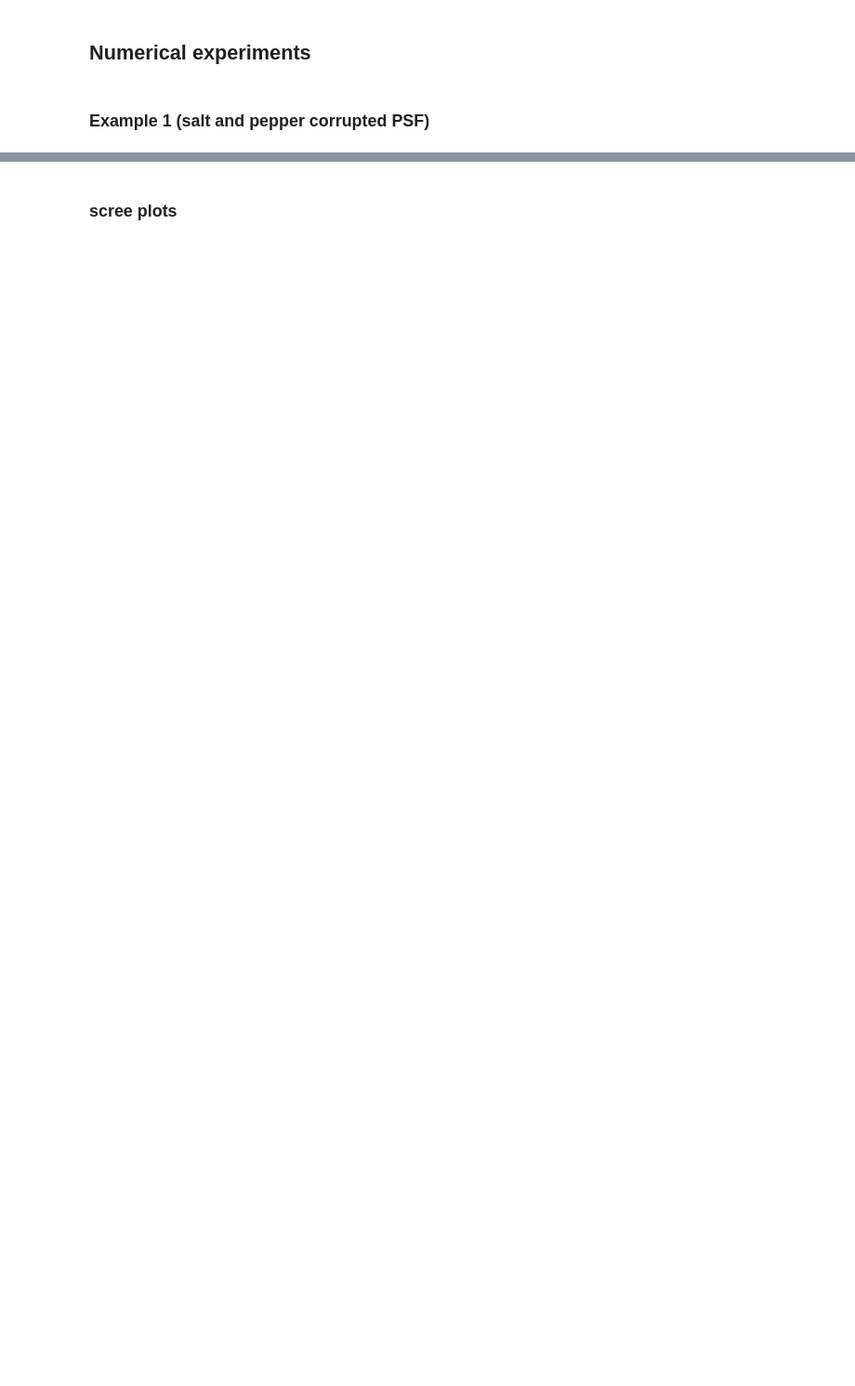
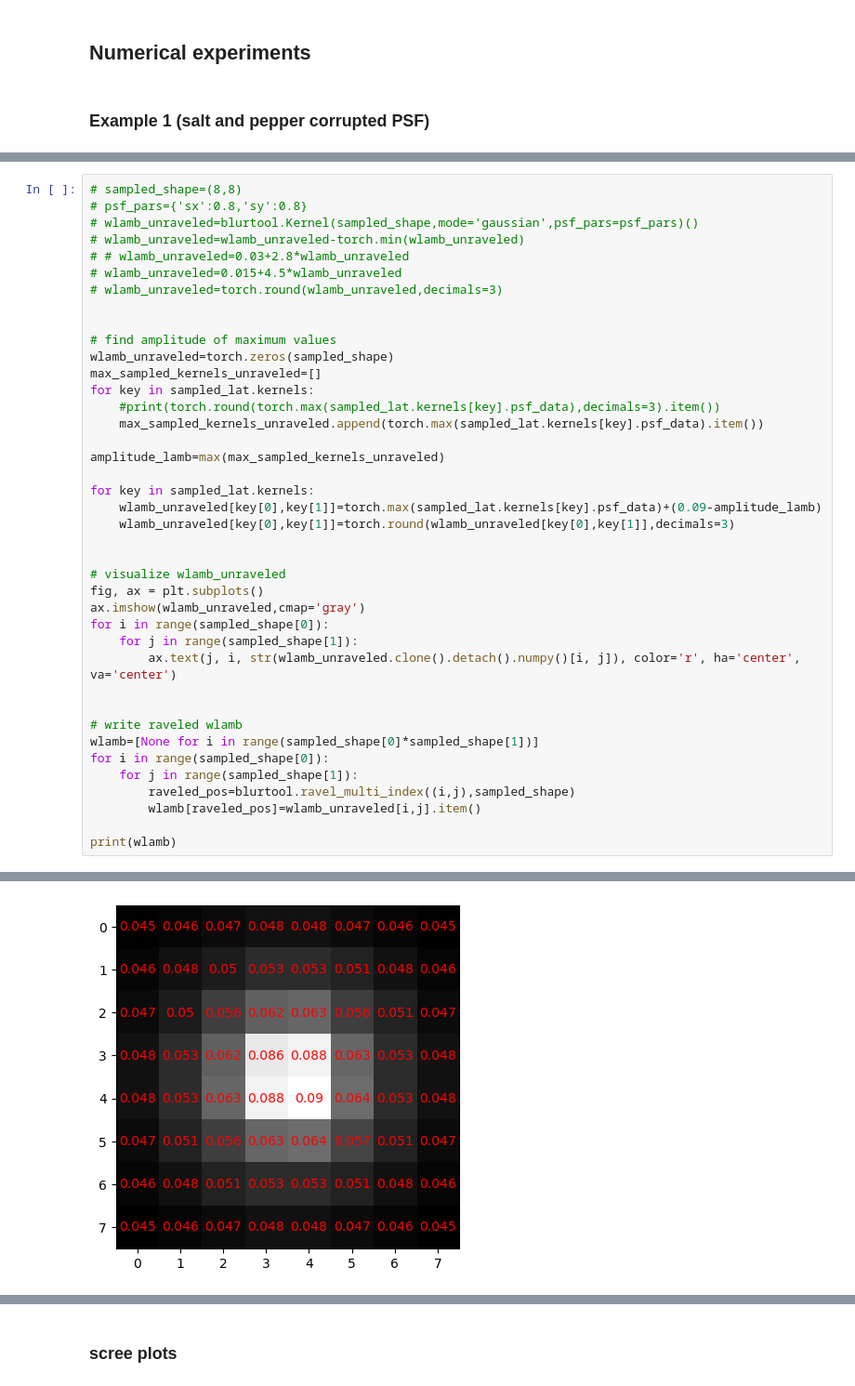
Before and after one commit to mlbj/blurtool, a Jupyter notebook: exp/sbrt2023/sbrt2023.ipynb, the cells around one changed output, grey strips where cells are left out. Shown at 93% size. Saved outputs shown, nothing was run; the diff lists cells and outputs as text; blank space fills up the shorter version.

```diff
--- a/exp/sbrt2023/sbrt2023.ipynb
+++ b/exp/sbrt2023/sbrt2023.ipynb
@@ -140,0 +210,41 @@ KeyboardInterrupt:
+# %%
+# sampled_shape=(8,8)
+# psf_pars={'sx':0.8,'sy':0.8}
+# wlamb_unraveled=blurtool.Kernel(sampled_shape,mode='gaussian',psf_pars=psf_pars)()
+# wlamb_unraveled=wlamb_unraveled-torch.min(wlamb_unraveled)
+# # wlamb_unraveled=0.03+2.8*wlamb_unraveled
+# wlamb_unraveled=0.015+4.5*wlamb_unraveled
+# wlamb_unraveled=torch.round(wlamb_unraveled,decimals=3)
+
+
+# find amplitude of maximum values
+wlamb_unraveled=torch.zeros(sampled_shape)
+max_sampled_kernels_unraveled=[]
+for key in sampled_lat.kernels:
+    #print(torch.round(torch.max(sampled_lat.kernels[key].psf_data),decimals=3).item())
+    max_sampled_kernels_unraveled.append(torch.max(sampled_lat.kernels[key].psf_data).item())
+
+amplitude_lamb=max(max_sampled_kernels_unraveled)
+
+for key in sampled_lat.kernels:
+    wlamb_unraveled[key[0],key[1]]=torch.max(sampled_lat.kernels[key].psf_data)+(0.09-amplitude_lamb)
+    wlamb_unraveled[key[0],key[1]]=torch.round(wlamb_unraveled[key[0],key[1]],decimals=3)
+
+
+# visualize wlamb_unraveled
+fig, ax = plt.subplots()
+ax.imshow(wlamb_unraveled,cmap='gray')
+for i in range(sampled_shape[0]):
+    for j in range(sampled_shape[1]):
+        ax.text(j, i, str(wlamb_unraveled.clone().detach().numpy()[i, j]), color='r', ha='center', va='center')
+
+
+# write raveled wlamb
+wlamb=[None for i in range(sampled_shape[0]*sampled_shape[1])]
+for i in range(sampled_shape[0]):
+    for j in range(sampled_shape[1]):
+        raveled_pos=blurtool.ravel_multi_index((i,j),sampled_shape)
+        wlamb[raveled_pos]=wlamb_unraveled[i,j].item()
+
+print(wlamb)
+# %% [output]
@@ -141 +252,2 @@ KeyboardInterrupt:
+[figure, added]
 # %%
```
Also changed, not shown: parts of 25 cells of this notebook, 22 other files.
